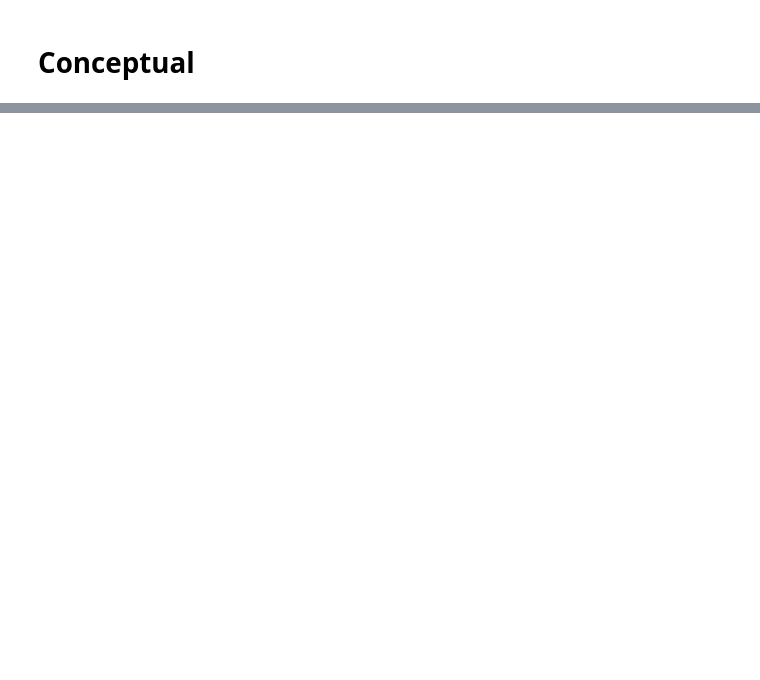
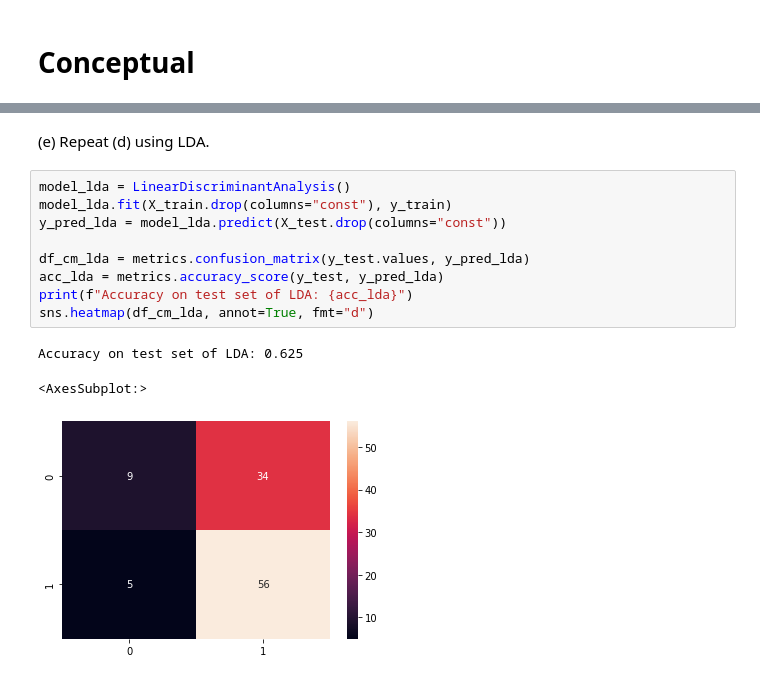
Before and after one commit to bartkowiaktomasz/introduction-to-statistical-learning-python, a Jupyter notebook: notebooks/Chapter_4.ipynb, the cells around one changed output, grey strips where cells are left out. Saved outputs shown, nothing was run; the diff lists cells and outputs as text; blank space fills up the shorter version.

```diff
--- a/notebooks/Chapter_4.ipynb
+++ b/notebooks/Chapter_4.ipynb
@@ -121,0 +201,15 @@ $$
+# %% [markdown]
+(e) Repeat (d) using LDA.
+# %%
+model_lda = LinearDiscriminantAnalysis()
+model_lda.fit(X_train.drop(columns="const"), y_train)
+y_pred_lda = model_lda.predict(X_test.drop(columns="const"))
+
+df_cm_lda = metrics.confusion_matrix(y_test.values, y_pred_lda)
+acc_lda = metrics.accuracy_score(y_test, y_pred_lda)
+print(f"Accuracy on test set of LDA: {acc_lda}")
+sns.heatmap(df_cm_lda, annot=True, fmt="d")
+# %% [output]
+Accuracy on test set of LDA: 0.625
+<AxesSubplot:>
+[figure, added]
```
Also changed, not shown: parts of 53 cells of this notebook, 4 other files.
